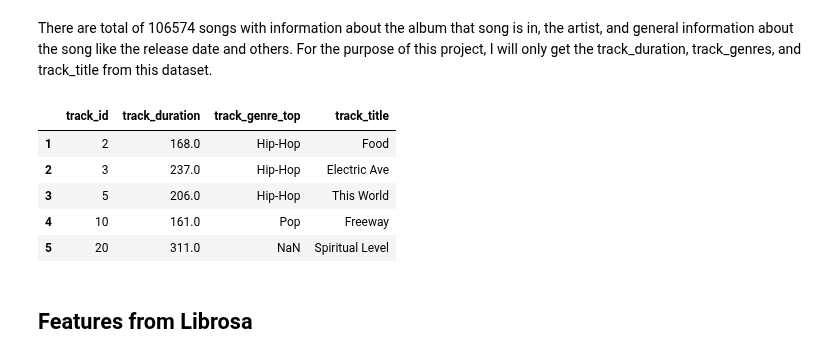
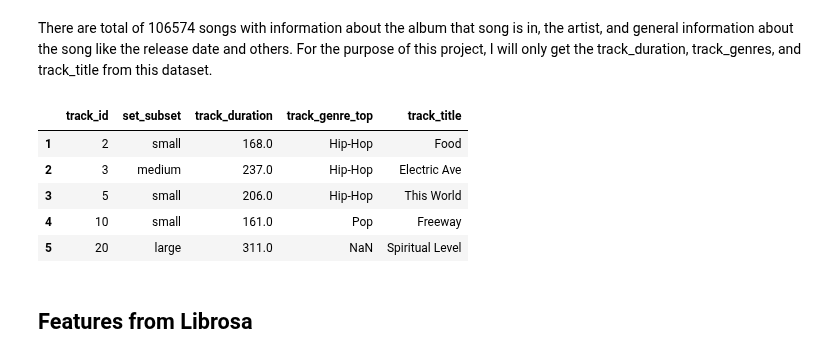
Before and after one commit to TaiNg365/Song_Classification_Recommender_System, a Jupyter notebook: Song Classification.ipynb, the cells around one changed output. Saved outputs shown, nothing was run; the diff lists cells and outputs as text; code cells hidden in the pictures.

```diff
--- a/Song Classification.ipynb
+++ b/Song Classification.ipynb
@@ -55,15 +70,15 @@ Index(['track_id', 'album_comments', 'album_date_created',
 # %% [markdown]
 There are total of 106574 songs with information about the album that song is in, the artist, and general information about the song like the release date and others. For the purpose of this project, I will only get the track_duration, track_genres, and track_title from this dataset.
 # %%
-tracks_features_of_interest = tracks[['track_id', 'track_duration', 'track_genre_top', 'track_title']]
+tracks_features_of_interest = tracks[['track_id', 'set_subset', 'track_duration', 'track_genre_top', 'track_title']]
 tracks_features_of_interest.head()
 # %% [output]
-|  | track_id | track_duration | track_genre_top | track_title |
-| 1 | 2 | 168.0 | Hip-Hop | Food |
-| 2 | 3 | 237.0 | Hip-Hop | Electric Ave |
-| 3 | 5 | 206.0 | Hip-Hop | This World |
-| 4 | 10 | 161.0 | Pop | Freeway |
-| 5 | 20 | 311.0 | NaN | Spiritual Level |
+|  | track_id | set_subset | track_duration | track_genre_top | track_title |
+| 1 | 2 | small | 168.0 | Hip-Hop | Food |
+| 2 | 3 | medium | 237.0 | Hip-Hop | Electric Ave |
+| 3 | 5 | small | 206.0 | Hip-Hop | This World |
+| 4 | 10 | small | 161.0 | Pop | Freeway |
+| 5 | 20 | large | 311.0 | NaN | Spiritual Level |
 # %% [markdown]
 ## Features from Librosa
 # %%
```
Also changed, not shown: parts of 28 cells of this notebook.
